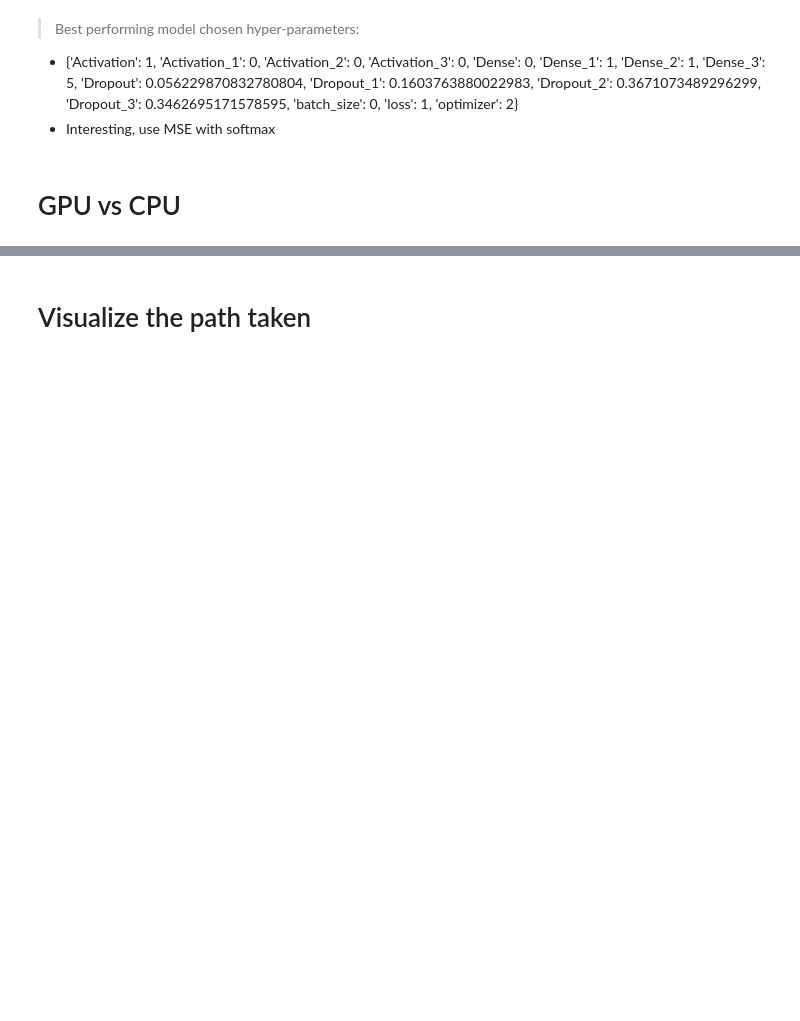
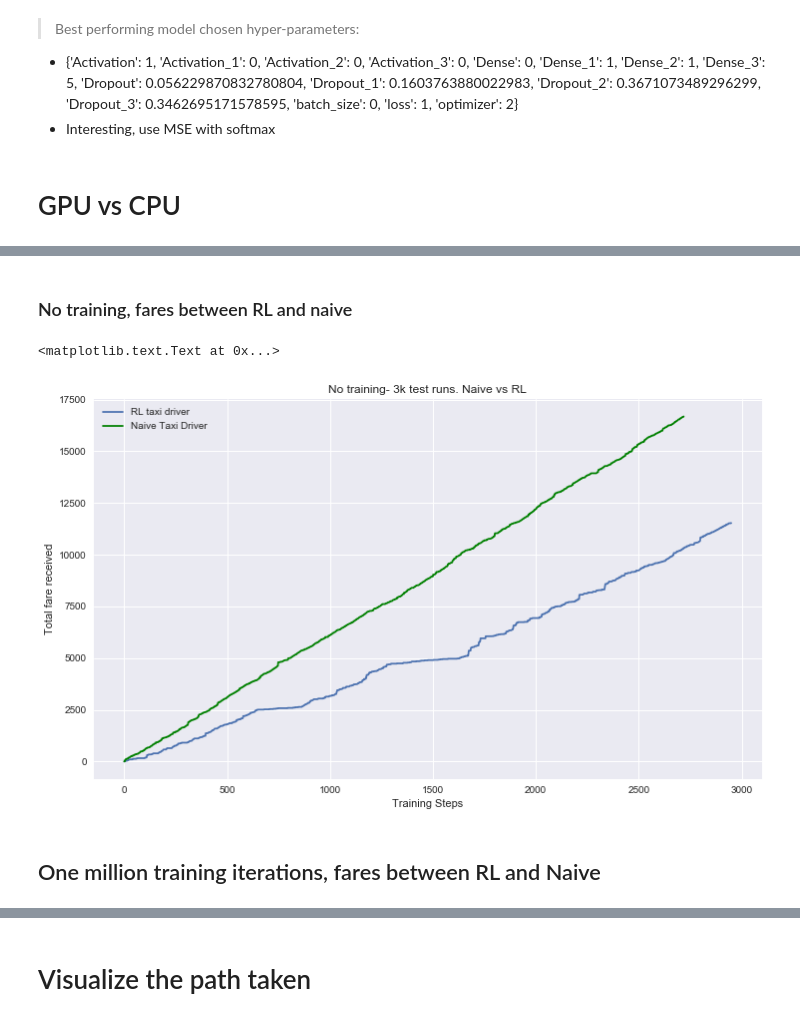
Before and after one commit to jonhilgart22/UNH-projects, a Jupyter notebook: deep_learning/notebooks/Jonathan_Hilgart-1.1-Taxi_cab_EDA.ipynb, the cells around one changed output, grey strips where cells are left out. Cells and saved outputs as stored; diff of their text form; code cells hidden in the pictures; blank space fills up the shorter version.

```diff
--- a/deep_learning/notebooks/Jonathan_Hilgart-1.1-Taxi_cab_EDA.ipynb
+++ b/deep_learning/notebooks/Jonathan_Hilgart-1.1-Taxi_cab_EDA.ipynb
@@ -443,0 +492,5 @@ IndexError: tuple index out of range
+# %%
+total_fare_received_over_time_no_train = total_fare_received_over_time
+naive_fare_over_time_no_train = naive_fare_over_time
+# %% [markdown]
+### No training, fares between RL and naive
@@ -443,0 +505,13 @@ IndexError: tuple index out of range
+# %%
+plt.figure(figsize=(12,7))
+plt.plot(total_fare_received_over_time_no_train, label = 'RL taxi driver')
+plt.plot(naive_fare_over_time_no_train, color='green',label='Naive Taxi Driver')
+plt.legend()
+plt.title('No training- 3k test runs. Naive vs RL')
+plt.ylabel('Total fare received')
+plt.xlabel('Training Steps')
+# %% [output]
+<matplotlib.text.Text at 0x...>
+[figure, added]
+# %% [markdown]
+## One million training iterations, fares between RL and Naive
```
Also changed, not shown: parts of 43 cells of this notebook, 25 other files.
